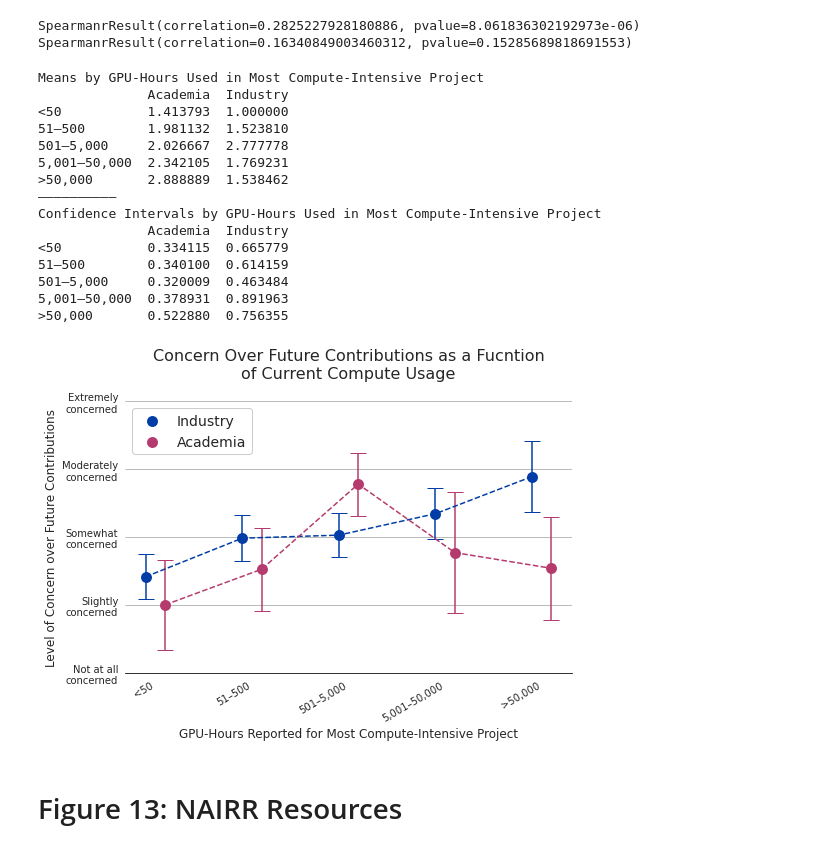
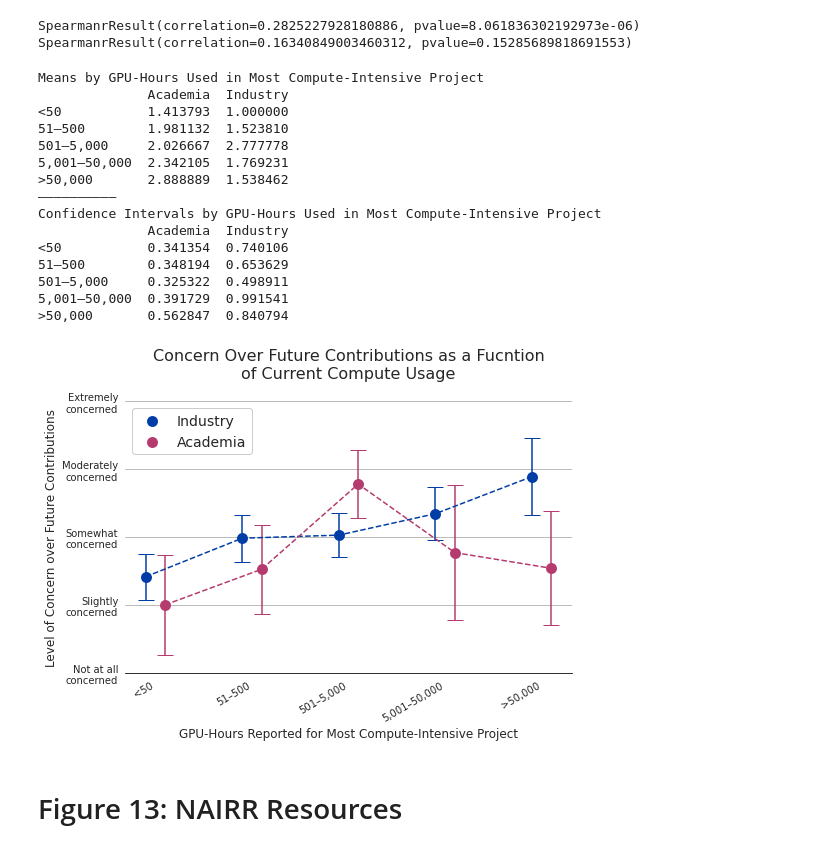
Before and after one commit to georgetown-cset/Compute_Survey_2022, a Jupyter notebook: scripts/paper_figures.ipynb, the cells around one changed output. Saved outputs shown, nothing was run; the diff lists cells and outputs as text; code cells hidden in the pictures.

Commit message:
Adjusted confidence interval calculation

```diff
--- a/scripts/paper_figures.ipynb
+++ b/scripts/paper_figures.ipynb
@@ -303,9 +303,8 @@ for i, col in enumerate(['Data', 'TeamSize', 'Talent', 'Compute']):
     counts[i] = len(df[~df[f'Success{col}'].isna()])
     props[i] = len(df[df[f'Success{col}'] >= 3]) / counts[i]
 
-# NOTE TO CODE REVIEWER: I am using the equation 1.96 * sqrt( p * (1-p) / n ) to calculate the margins of error, as described by https://www.qualtrics.com/experience-management/research/margin-of-error/
-# However, I am unsure if this is the appropriate equation to use and am open to correction!
-cis = 1.96 * np.sqrt(props * (1 - props) / counts)
+# Use the equation 1.96 * sqrt( p * (1-p) / n ) to calculate the standard error for the sample, then calculate the confidence intervals
+cis = t.ppf(1 - 0.05/2, df = counts - 1) * np.sqrt(props * (1 - props) / counts)
 print(cis)
 
 # Print the final data being plotted
@@ -349,9 +348,8 @@ fig, ax = plt.subplots(figsize = (8,5))
 
 # Extract the proportion of respondents selecting each of the four binned options and calculate the confidence intervals for each
 props = np.array(df.PrioritySimplified.value_counts(normalize=True))
-# NOTE TO CODE REVIEWER: I am using the equation 1.96 * sqrt( p * (1-p) / n ) to calculate the margins of error, as described by https://www.qualtrics.com/experience-management/research/margin-of-error/
-# However, I am unsure if this is the appropriate equation to use and am open to correction!
-cis = 1.96 * np.sqrt(props * (1 - props) / df.PrioritySimplified.value_counts().sum())
+n = df.PrioritySimplified.value_counts(dropna = True).sum()
+cis = t.ppf(1 - 0.05/2, df = n - 1) * np.sqrt(props * (1 - props) / df.PrioritySimplified.value_counts().sum())
 
 # Print the final data being plotted
 data_df = pd.DataFrame({'Proportion': props, 'CI': cis}, index = df.PrioritySimplified.value_counts().index)
@@ -812,7 +809,7 @@ for i, lab in enumerate(factors):
     props[i] = len(df[df[lab] >= 3.]) / n[i]
 
 # Calculate confidence intervals using the same method as previously
-cis = 1.96 * np.sqrt(props * (1-props) / n)
+cis = t.ppf(1 - 0.05/2, df = n - 1) * np.sqrt(props * (1-props) / n)
 
 # Print out the data
 print(pd.DataFrame({'Proportions': props[np.argsort(props)[::-1]],
@@ -920,10 +917,8 @@ for i, priority in enumerate(['Compute', 'Data', 'Talent']):
     counts[i] = [len(df[(df.PrioritySimplified == priority) & (df.CompGPUs.isin(j))]) for j in buckets]
 props = counts / n
 
-# # NOTE TO CODE REVIEWER: I am using the equation 1.96 * sqrt( p * (1-p) / n ) to calculate the margins of error, as described by https://www.qualtrics.com/experience-management/research/margin-of-error/
-# However, standard guidances says that for this to be valid, p * n and (1-p) * n should both be at above 10, and this isn't actually
-# true for some buckets (i.e. n for the lowest compute usage is 75 and the proporotion selecting compute is 10%)
-moes = 1.96 * np.sqrt( props * (1-props) / n )
+# Calculate the confidence intervvals / margins of error
+moes = t.ppf(1 - 0.05/2, df = n - 1) * np.sqrt( props * (1-props) / n )
 
 # Print out the calculated data
 labels = ['<50', '51–500', '501–5,000', '5,001–50,000', '>50,000']
@@ -1001,8 +996,7 @@ for i, sector in enumerate(['Academia', 'Industry']):
     stds[i] = [df[(df.Sector == sector) & (df.CompGPUs.isin(j))].ContributionConcern.std() for j in buckets]
 
 # Calculate margins of error using the equation 1.96 * std / sqrt(n)
-# NOTE TO CODE REVIEWER: this is just the standard equation for a 95% confidence interval but if it isn't appropriate here please suggest alternatives
-errors = 1.96 * stds / np.sqrt(n)
+errors = t.ppf(1 - 0.05/2, df = n - 1) * stds / np.sqrt(n)
 
 # Print out the calculated data
 labels = ['<50', '51–500', '501–5,000', '5,001–50,000', '>50,000']
@@ -1018,39 +1012,39 @@ fig, ax = plt.subplots(figsize=(8,5))
 for i, (mean, err, lab) in enumerate(zip(means, errors, ['Industry', 'Academia'])):
     ax.errorbar(np.arange(len(labels)) - 0.1 + 0.2 * i, mean, yerr=err, ecolor=colors[i], fmt='--', color=colors[i])
     ax.scatter(np.arange(len(labels)) - 0.1 + 0.2 * i, mean, s=80, facecolors=colors[i], edgecolors=colors[i], linewidths=2, label=lab)
 
 # Adjust figure aesthetics, add axis captions and title, add legend, and save the figure
 y_labels = ['Not at all\nconcerned', 'Slightly\nconcerned', 'Somewhat\nconcerned', 'Moderately\nconcerned', 'Extremely\nconcerned']
 ax.set_ylim([0.,4.])
 ax.set_yticks(range(5))
 ax.set_yticklabels(y_labels, fontsize=10, rotation=0, ha='right', fontname='DejaVu Sans')
 ax.set_xticks(np.arange(len(labels)))
 ax.set_xticklabels(labels, fontsize=10, rotation=30, ha='right', fontname='DejaVu Sans')
 ax.set_ylabel('Level of Concern over Future Contributions', fontsize=12, fontname='DejaVu Sans')
 ax.set_xlabel('GPU-Hours Reported for Most Compute-Intensive Project', fontsize=12, fontname='DejaVu Sans')
 ax.set_title('Concern Over Future Contributions as a Fucntion\nof Current Compute Usage\n', fontsize=16, fontname='DejaVu Sans')
 ax.legend(prop=basefont)
 plt.savefig('../results/figures/Fig12.jpg', dpi=300, bbox_inches='tight')
 
 plt.show()
 plt.close()
 # %% [output]
 Means by GPU-Hours Used in Most Compute-Intensive Project
               Academia  Industry
 <50           1.413793  1.000000
 51–500        1.981132  1.523810
 501–5,000     2.026667  2.777778
 5,001–50,000  2.342105  1.769231
 >50,000       2.888889  1.538462
 ——————————
 Confidence Intervals by GPU-Hours Used in Most Compute-Intensive Project
               Academia  Industry
-<50           0.334115  0.665779
-51–500        0.340100  0.614159
-501–5,000     0.320009  0.463484
-5,001–50,000  0.378931  0.891963
->50,000       0.522880  0.756355
+<50           0.341354  0.740106
+51–500        0.348194  0.653629
+501–5,000     0.325322  0.498911
+5,001–50,000  0.391729  0.991541
+>50,000       0.562847  0.840794
-[figure, old version]
+[figure, new version]
 # %% [markdown]
 # Figure 13: NAIRR Resources
 # %%
```
Also changed, not shown: parts of 6 cells of this notebook, 6 other files.
